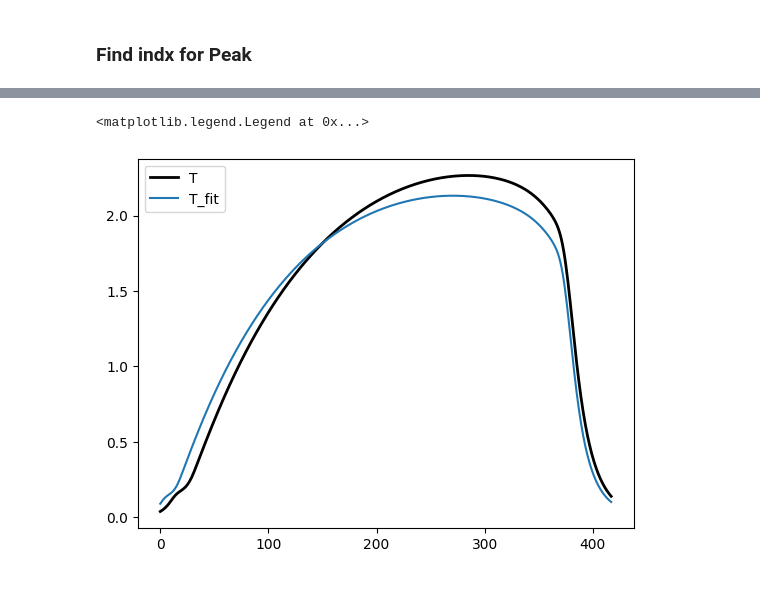
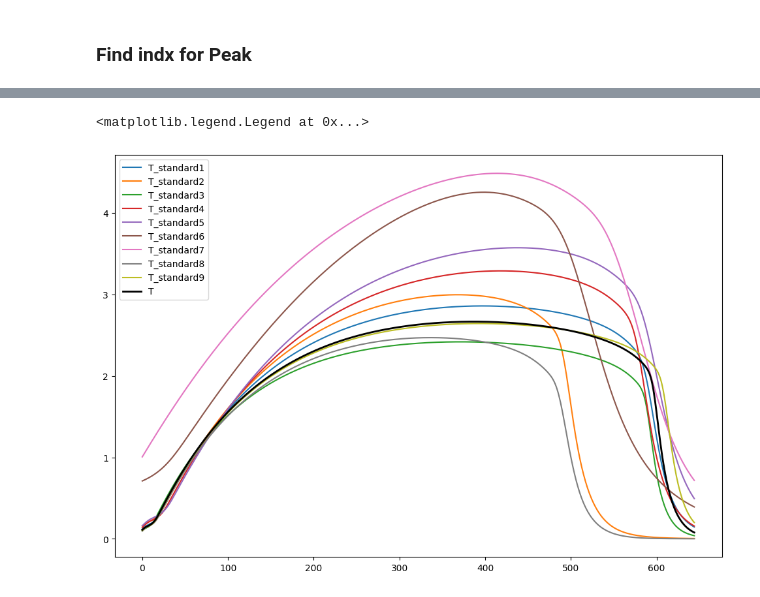
Before and after one commit to LukasBremer/SMM_AdODE_2D, a Jupyter notebook: adode_cluster/SpringMassModel/SinglePeakModel.ipynb, the cells around one changed output, grey strips where cells are left out. Saved outputs shown, nothing was run; the diff lists cells and outputs as text; code cells hidden in the pictures.

```diff
--- a/adode_cluster/SpringMassModel/SinglePeakModel.ipynb
+++ b/adode_cluster/SpringMassModel/SinglePeakModel.ipynb
@@ -218,14 +192,26 @@ time interval=332-750
+# %%
+plt.figure(figsize=(12,8))
+for peak_nr in range(1,10):
+    T_standard = np.load('../data/SpringMassModel/StandardPeaks/T_standard'+str(peak_nr)+'.npy')
+    T_test = create_T(T_standard, t_evals, t_start, delta_t, t_peak_start,t_peak_stop)
+    plt.plot(T_test[0,:],label= 'T_standard'+str(peak_nr))
+
+plt.plot(T_arr[0,t_start:t_stop],linewidth=2.,label="T",color = 'black')
+plt.legend()
+#np.save('../data/SpringMassModel/StandardPeaks/T_standard_new10.npy', T_arr[0,t_start:t_stop])
+# %% [output]
+<matplotlib.legend.Legend at 0x...>
+[figure, added]
 # %%
-# plt.figure(figsize=(15,10))
-# for i in range(10):
-#     T_standard = np.load('../data/SpringMassModel/StandardPeaks/T_standard'+str(i+1)+'.npy')
+# plt.figure(figsize=(12,8))
+# for i in range(9):
+#     T_standard = np.load('../data/SpringMassModel/StandardPeaks/T_standard_new'+str(i+1)+'.npy')
 #     T_test = create_T(T_standard, t_evals, t_start, delta_t, t_peak_start,t_peak_stop)
 #     plt.plot(T_test[0,:],label= 'T_standard'+str(i+1))
-T_test = create_T(T_standard, t_evals, t_start, delta_t, t_peak_start,t_peak_stop)
-plt.plot(T_arr[0,t_start:t_stop],linewidth=2.,label="T",color = 'black')
-plt.plot(T_test[0,:],label="T_fit")
-plt.legend()
+
+# #T_test = create_T(T_standard, t_evals, t_start, delta_t, t_peak_start,t_peak_stop)
+# plt.plot(T_arr[0,t_start:t_stop],linewidth=2.,label="T",color = 'black')
+# #plt.plot(T_test[0,:],label="T_fit")
+# plt.legend()
+# np.save('../data/SpringMassModel/StandardPeaks/T_standard_new10.npy', T_arr[0,t_start:t_stop])
-# %% [output]
-<matplotlib.legend.Legend at 0x...>
-[figure, removed]
 # %%
```
Also changed, not shown: parts of 16 cells of this notebook.
